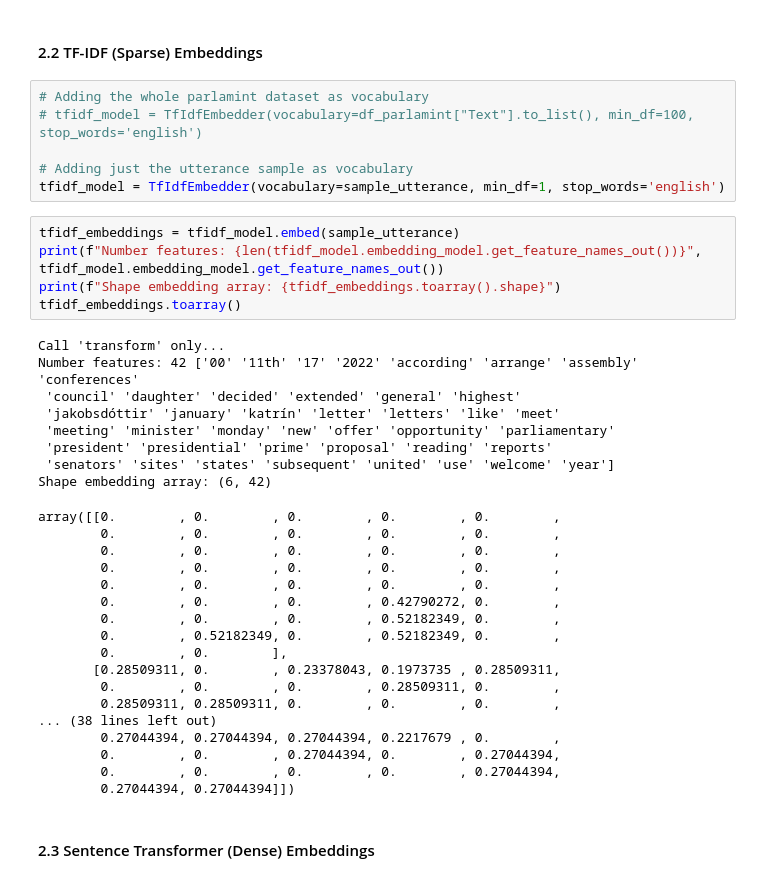
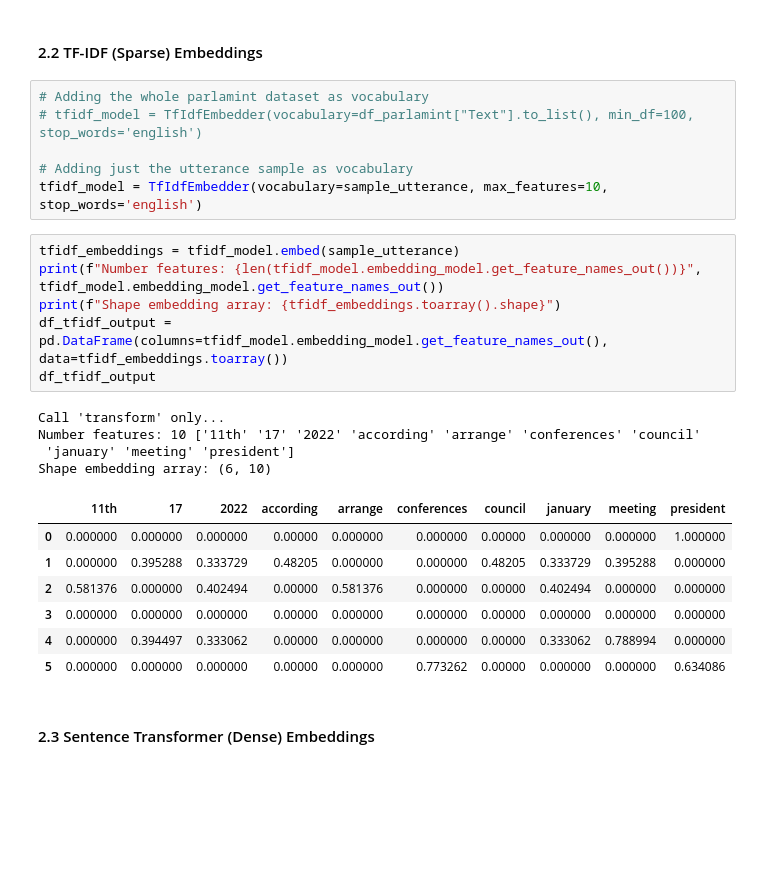
Before and after one commit to DHGraz/clariah2025-dse-ml, a Jupyter notebook: src/processing_embeddings.ipynb, the cells around one changed output. Cells and saved outputs as stored; diff of their text form; blank space fills up the shorter version.

```diff
--- a/src/processing_embeddings.ipynb
+++ b/src/processing_embeddings.ipynb
@@ -128,38 +101,25 @@ array([[0, 0, 0, 0, 0, 0, 0, 0, 0, 0, 0, 0, 0, 0, 0, 0, 0, 0, 0, 0, 0, 0,
 # tfidf_model = TfIdfEmbedder(vocabulary=df_parlamint["Text"].to_list(), min_df=100, stop_words='english')
 
 # Adding just the utterance sample as vocabulary
-tfidf_model = TfIdfEmbedder(vocabulary=sample_utterance, min_df=1, stop_words='english')
+tfidf_model = TfIdfEmbedder(vocabulary=sample_utterance, max_features=10, stop_words='english')
 # %%
 tfidf_embeddings = tfidf_model.embed(sample_utterance)
 print(f"Number features: {len(tfidf_model.embedding_model.get_feature_names_out())}", tfidf_model.embedding_model.get_feature_names_out())
 print(f"Shape embedding array: {tfidf_embeddings.toarray().shape}")
-tfidf_embeddings.toarray()
+df_tfidf_output = pd.DataFrame(columns=tfidf_model.embedding_model.get_feature_names_out(), data=tfidf_embeddings.toarray())
+df_tfidf_output
 # %% [output]
 Call 'transform' only...
-Number features: 42 ['00' '11th' '17' '2022' 'according' 'arrange' 'assembly' 'conferences'
- 'council' 'daughter' 'decided' 'extended' 'general' 'highest'
- 'jakobsdóttir' 'january' 'katrín' 'letter' 'letters' 'like' 'meet'
- 'meeting' 'minister' 'monday' 'new' 'offer' 'opportunity' 'parliamentary'
- 'president' 'presidential' 'prime' 'proposal' 'reading' 'reports'
- 'senators' 'sites' 'states' 'subsequent' 'united' 'use' 'welcome' 'year']
-Shape embedding array: (6, 42)
+Number features: 10 ['11th' '17' '2022' 'according' 'arrange' 'conferences' 'council'
+ 'january' 'meeting' 'president']
+Shape embedding array: (6, 10)
-array([[0.        , 0.        , 0.        , 0.        , 0.        ,
-        0.        , 0.        , 0.        , 0.        , 0.        ,
-        0.        , 0.        , 0.        , 0.        , 0.        ,
-        0.        , 0.        , 0.        , 0.        , 0.        ,
-        0.        , 0.        , 0.        , 0.        , 0.        ,
-        0.        , 0.        , 0.        , 0.42790272, 0.        ,
-        0.        , 0.        , 0.        , 0.52182349, 0.        ,
-        0.        , 0.52182349, 0.        , 0.52182349, 0.        ,
-        0.        , 0.        ],
-       [0.28509311, 0.        , 0.23378043, 0.1973735 , 0.28509311,
-        0.        , 0.        , 0.        , 0.28509311, 0.        ,
-        0.28509311, 0.28509311, 0.        , 0.        , 0.        ,
-... (38 lines left out)
-        0.27044394, 0.27044394, 0.27044394, 0.2217679 , 0.        ,
-        0.        , 0.        , 0.27044394, 0.        , 0.27044394,
-        0.        , 0.        , 0.        , 0.        , 0.27044394,
-        0.27044394, 0.27044394]])
+|  | 11th | 17 | 2022 | according | arrange | conferences | council | january | meeting | president |
+| 0 | 0.000000 | 0.000000 | 0.000000 | 0.00000 | 0.000000 | 0.000000 | 0.00000 | 0.000000 | 0.000000 | 1.000000 |
+| 1 | 0.000000 | 0.395288 | 0.333729 | 0.48205 | 0.000000 | 0.000000 | 0.48205 | 0.333729 | 0.395288 | 0.000000 |
+| 2 | 0.581376 | 0.000000 | 0.402494 | 0.00000 | 0.581376 | 0.000000 | 0.00000 | 0.402494 | 0.000000 | 0.000000 |
+| 3 | 0.000000 | 0.000000 | 0.000000 | 0.00000 | 0.000000 | 0.000000 | 0.00000 | 0.000000 | 0.000000 | 0.000000 |
+| 4 | 0.000000 | 0.394497 | 0.333062 | 0.00000 | 0.000000 | 0.000000 | 0.00000 | 0.333062 | 0.788994 | 0.000000 |
+| 5 | 0.000000 | 0.000000 | 0.000000 | 0.00000 | 0.000000 | 0.773262 | 0.00000 | 0.000000 | 0.000000 | 0.634086 |
 # %% [markdown]
 #### 2.3 Sentence Transformer (Dense) Embeddings
 # %%
```
Also changed, not shown: parts of 27 cells of this notebook, 1 other file.
